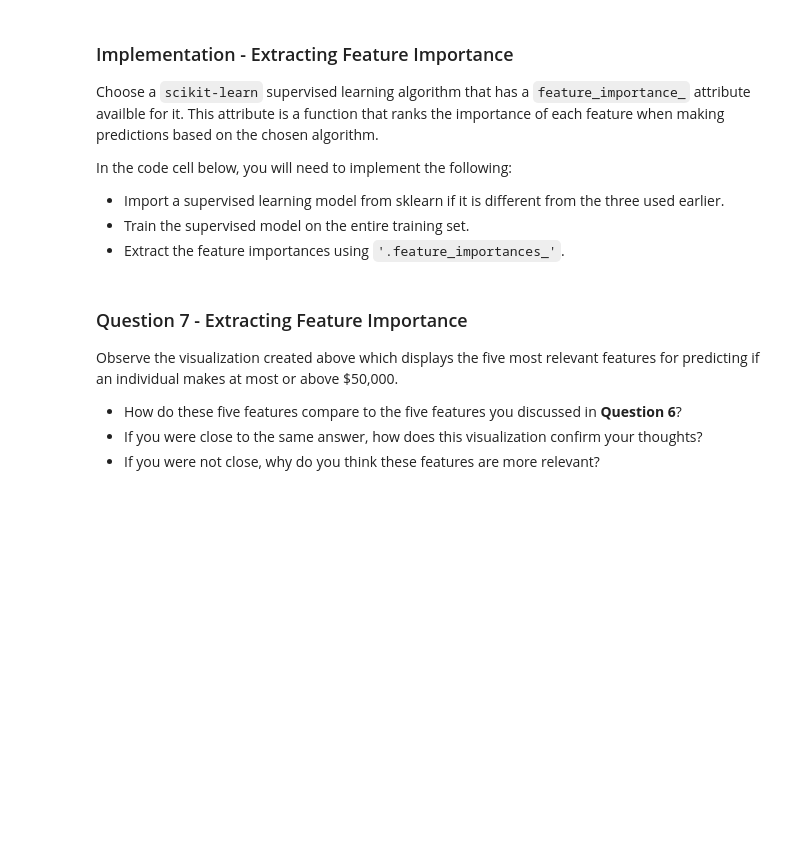
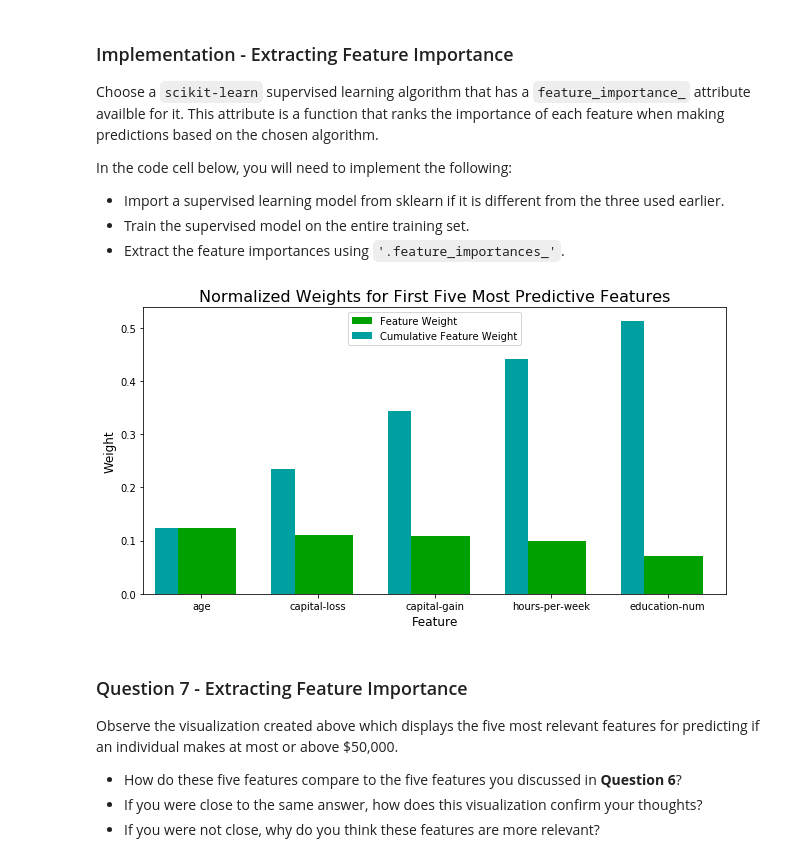
Before and after one commit to ZhukovGreen/UMLND, a Jupyter notebook: finding_donors/finding_donors.ipynb, the cells around one changed output. Saved outputs shown, nothing was run; the diff lists cells and outputs as text; code cells hidden in the pictures; blank space fills up the shorter version.

```diff
--- a/finding_donors/finding_donors.ipynb
+++ b/finding_donors/finding_donors.ipynb
@@ -629,15 +697,16 @@ In the code cell below, you will need to implement the following:
 # %%
 # TODO: Import a supervised learning model that has 'feature_importances_'
 
-
 # TODO: Train the supervised model on the training set using .fit(X_train, y_train)
-model = None
+model = best_clf
 
 # TODO: Extract the feature importances using .feature_importances_
-importances = None
+importances = best_clf.feature_importances_
 
 # Plot
 vs.feature_plot(importances, X_train, y_train)
+# %% [output]
+[figure, added]
 # %% [markdown]
 ### Question 7 - Extracting Feature Importance
 
```
Also changed, not shown: parts of 17 cells of this notebook, 2 other files.
